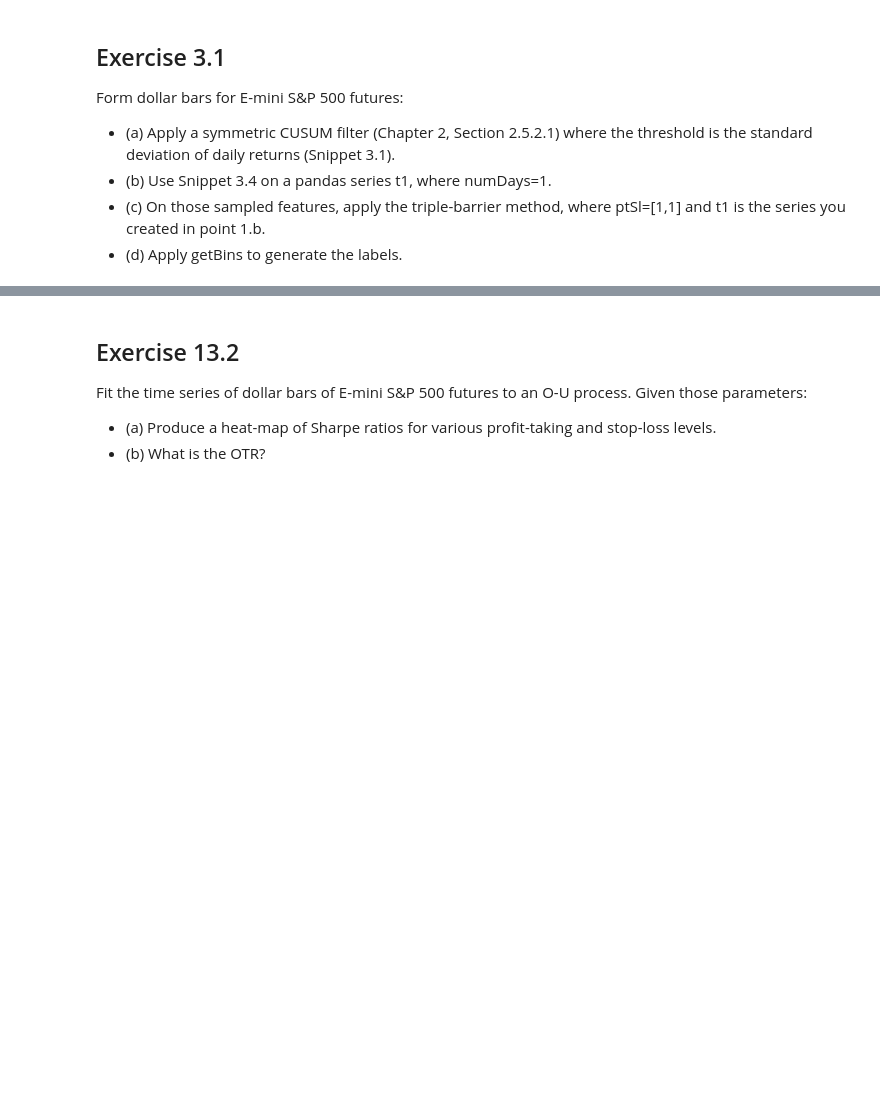
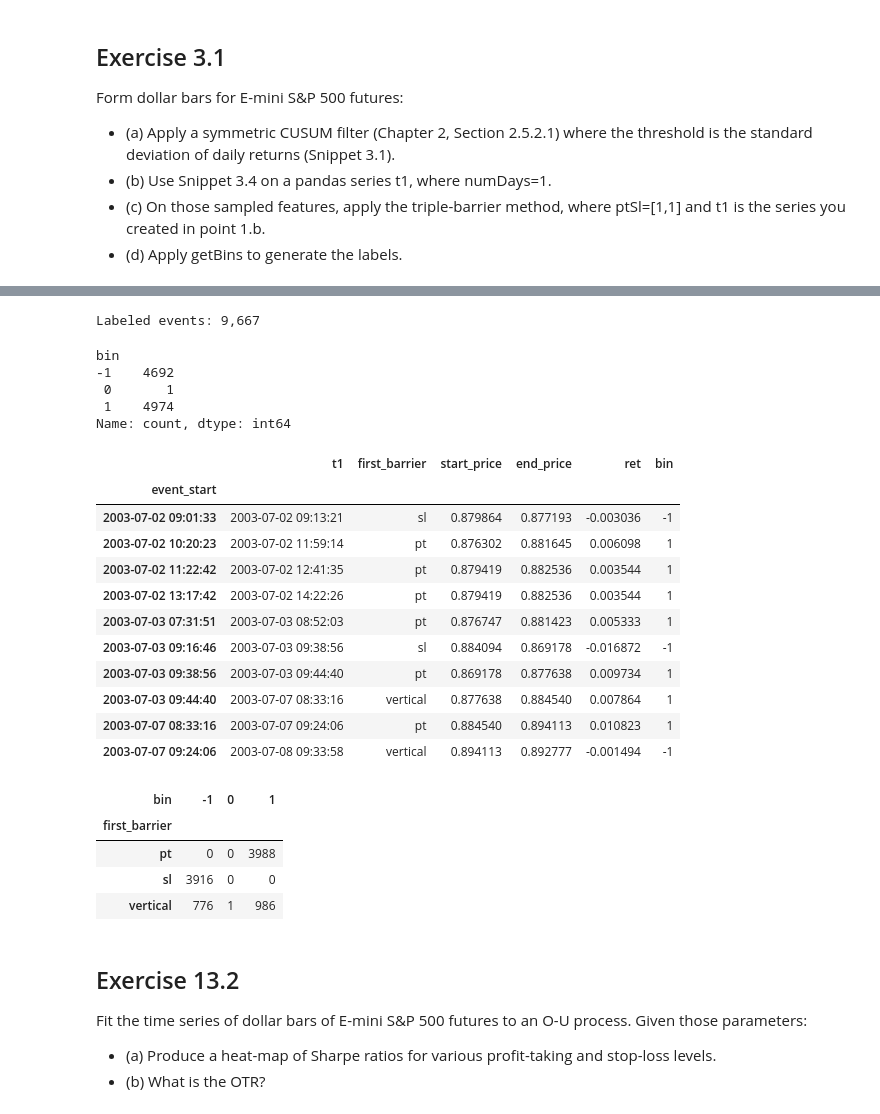
Before and after one commit to mmy32/ORIE-5256-Lopez-de-Prado-Financial-Machine-Learning-, a Jupyter notebook: notebooks/team_exercises.ipynb, the cells around one changed output, grey strips where cells are left out. Saved outputs shown, nothing was run; the diff lists cells and outputs as text; code cells hidden in the pictures; blank space fills up the shorter version.

```diff
--- a/notebooks/team_exercises.ipynb
+++ b/notebooks/team_exercises.ipynb
@@ -661,3 +1045,76 @@ Take a pair of matrices (X, y), representing observed features and labels. These
+# %%
+# Exercise 3.1(d): assign labels from realized event returns.
+
+def getBins(events, close):
+    valid_events = events.dropna(subset=["t1"])
+
+    start_prices = close.reindex(valid_events.index)
+    end_prices = close.reindex(
+        pd.DatetimeIndex(valid_events["t1"])
+    )
+
+    if start_prices.isna().any() or end_prices.isna().any():
+        raise ValueError("An event timestamp has no matching closing price.")
+
+    # Arrays prevent pandas from aligning start and end prices by timestamp.
+    returns = (
+        end_prices.to_numpy() / start_prices.to_numpy() - 1
+    )
+
+    out = pd.DataFrame(index=valid_events.index)
+    out["ret"] = returns
+    out["bin"] = np.sign(returns).astype("int8")
+
+    return out
+
+
+labels = getBins(events, close)
+
+print(f"Labeled events: {len(labels):,}")
+display(
+    labels["bin"]
+    .value_counts()
+    .sort_index()
+    .rename("count")
+)
+
+results = events[
+    ["t1", "first_barrier", "start_price", "end_price"]
+].join(labels)
+
+display(results.head(10))
+
+# Check how return-sign labels correspond to the first barrier reached.
+display(
+    pd.crosstab(
+        results["first_barrier"],
+        results["bin"],
+    )
+)
+# %% [output]
+Labeled events: 9,667
+bin
+-1    4692
+ 0       1
+ 1    4974
+Name: count, dtype: int64
+|  | t1 | first_barrier | start_price | end_price | ret | bin |
+| event_start |  |  |  |  |  |  |
+| 2003-07-02 09:01:33 | 2003-07-02 09:13:21 | sl | 0.879864 | 0.877193 | -0.003036 | -1 |
+| 2003-07-02 10:20:23 | 2003-07-02 11:59:14 | pt | 0.876302 | 0.881645 | 0.006098 | 1 |
+| 2003-07-02 11:22:42 | 2003-07-02 12:41:35 | pt | 0.879419 | 0.882536 | 0.003544 | 1 |
+| 2003-07-02 13:17:42 | 2003-07-02 14:22:26 | pt | 0.879419 | 0.882536 | 0.003544 | 1 |
+| 2003-07-03 07:31:51 | 2003-07-03 08:52:03 | pt | 0.876747 | 0.881423 | 0.005333 | 1 |
+| 2003-07-03 09:16:46 | 2003-07-03 09:38:56 | sl | 0.884094 | 0.869178 | -0.016872 | -1 |
+| 2003-07-03 09:38:56 | 2003-07-03 09:44:40 | pt | 0.869178 | 0.877638 | 0.009734 | 1 |
+| 2003-07-03 09:44:40 | 2003-07-07 08:33:16 | vertical | 0.877638 | 0.884540 | 0.007864 | 1 |
+| 2003-07-07 08:33:16 | 2003-07-07 09:24:06 | pt | 0.884540 | 0.894113 | 0.010823 | 1 |
+| 2003-07-07 09:24:06 | 2003-07-08 09:33:58 | vertical | 0.894113 | 0.892777 | -0.001494 | -1 |
+| bin | -1 | 0 | 1 |
+| first_barrier |  |  |  |
+| pt | 0 | 0 | 3988 |
+| sl | 3916 | 0 | 0 |
+| vertical | 776 | 1 | 986 |
 # %% [markdown]
 ## Exercise 13.2
 
```
Also changed, not shown: parts of 26 cells of this notebook.
